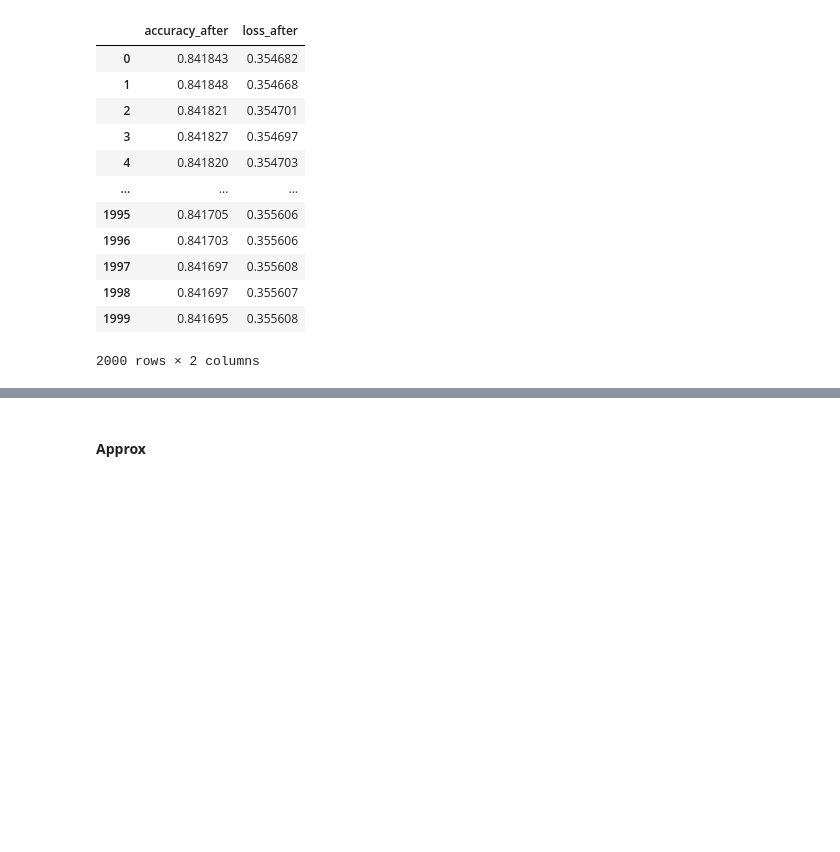
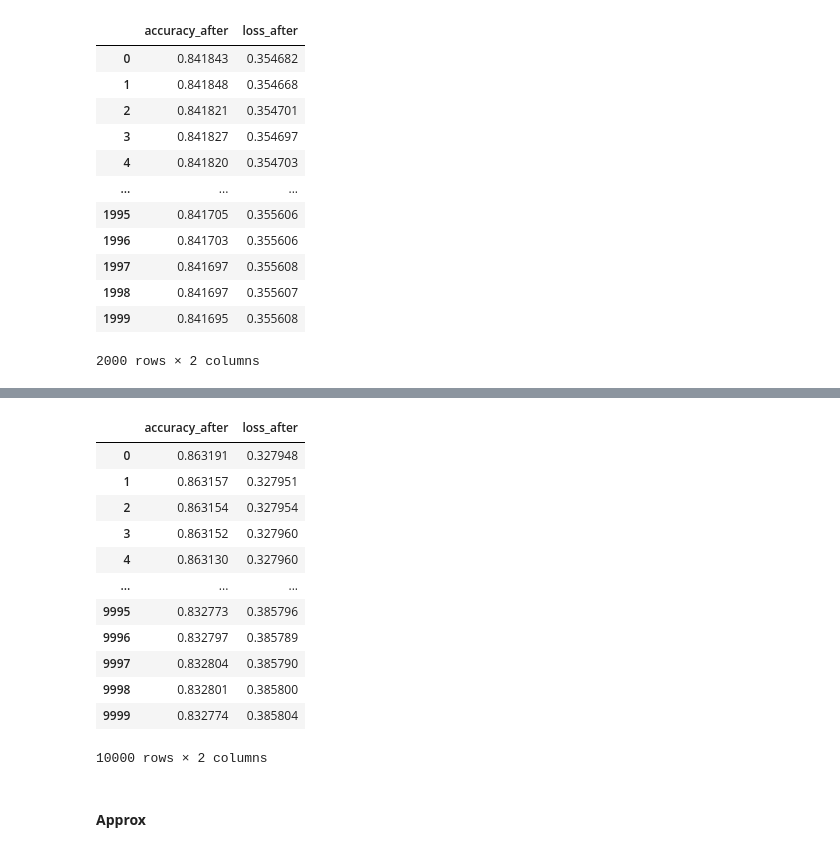
Before and after one commit to aravind-gk/RecSysAttack, a Jupyter notebook: check.ipynb, the cells around one changed output, grey strips where cells are left out. Cells and saved outputs as stored; diff of their text form; code cells hidden in the pictures; blank space fills up the shorter version.

```diff
--- a/check.ipynb
+++ b/check.ipynb
@@ -212,3 +233,19 @@ meta[::][['accuracy_after', 'loss_after']]
+# %%
+meta[::][['accuracy_after', 'loss_after']]
+# %% [output]
+|  | accuracy_after | loss_after |
+| 0 | 0.863191 | 0.327948 |
+| 1 | 0.863157 | 0.327951 |
+| 2 | 0.863154 | 0.327954 |
+| 3 | 0.863152 | 0.327960 |
+| 4 | 0.863130 | 0.327960 |
+| ... | ... | ... |
+| 9995 | 0.832773 | 0.385796 |
+| 9996 | 0.832797 | 0.385789 |
+| 9997 | 0.832804 | 0.385790 |
+| 9998 | 0.832801 | 0.385800 |
+| 9999 | 0.832774 | 0.385804 |
+10000 rows × 2 columns
 # %% [markdown]
 #### **Approx**
 # %%
```
Also changed, not shown: parts of 3 cells of this notebook.
